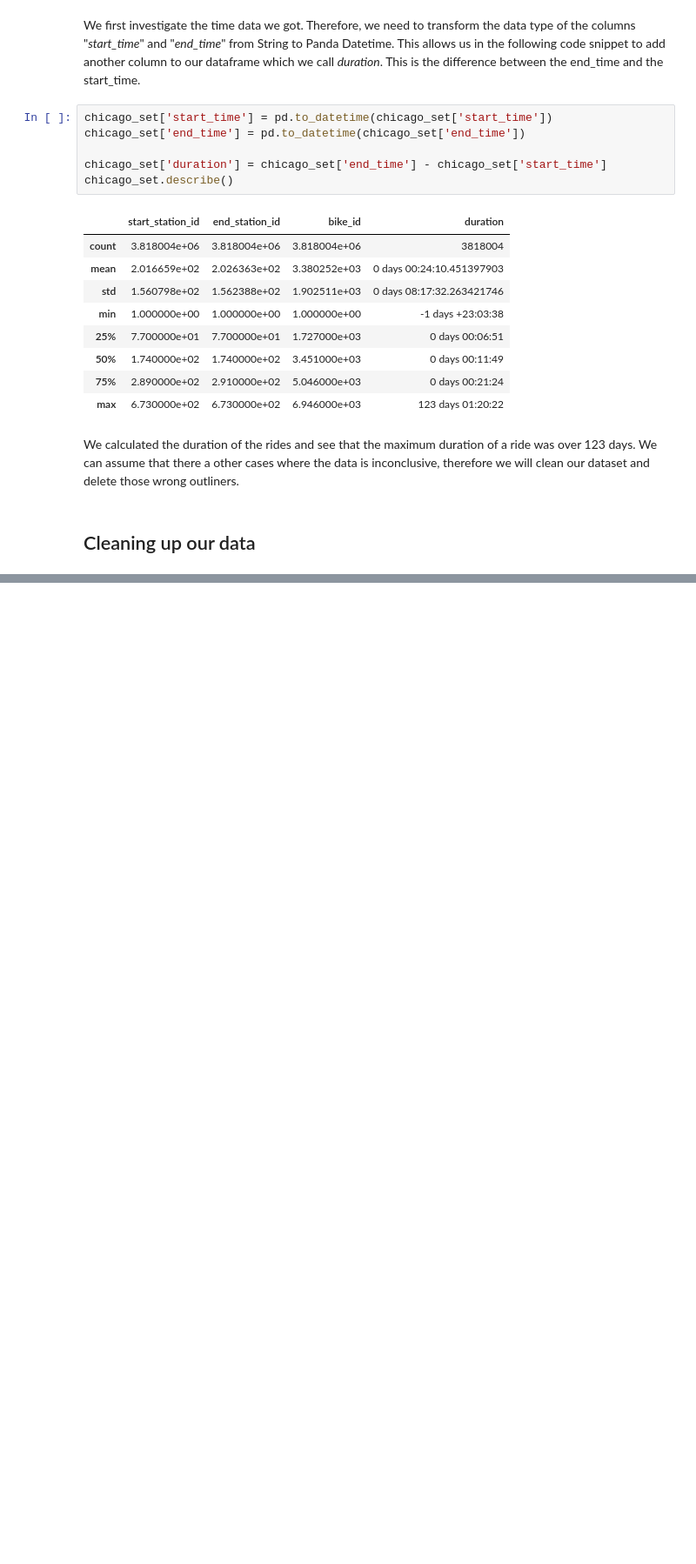
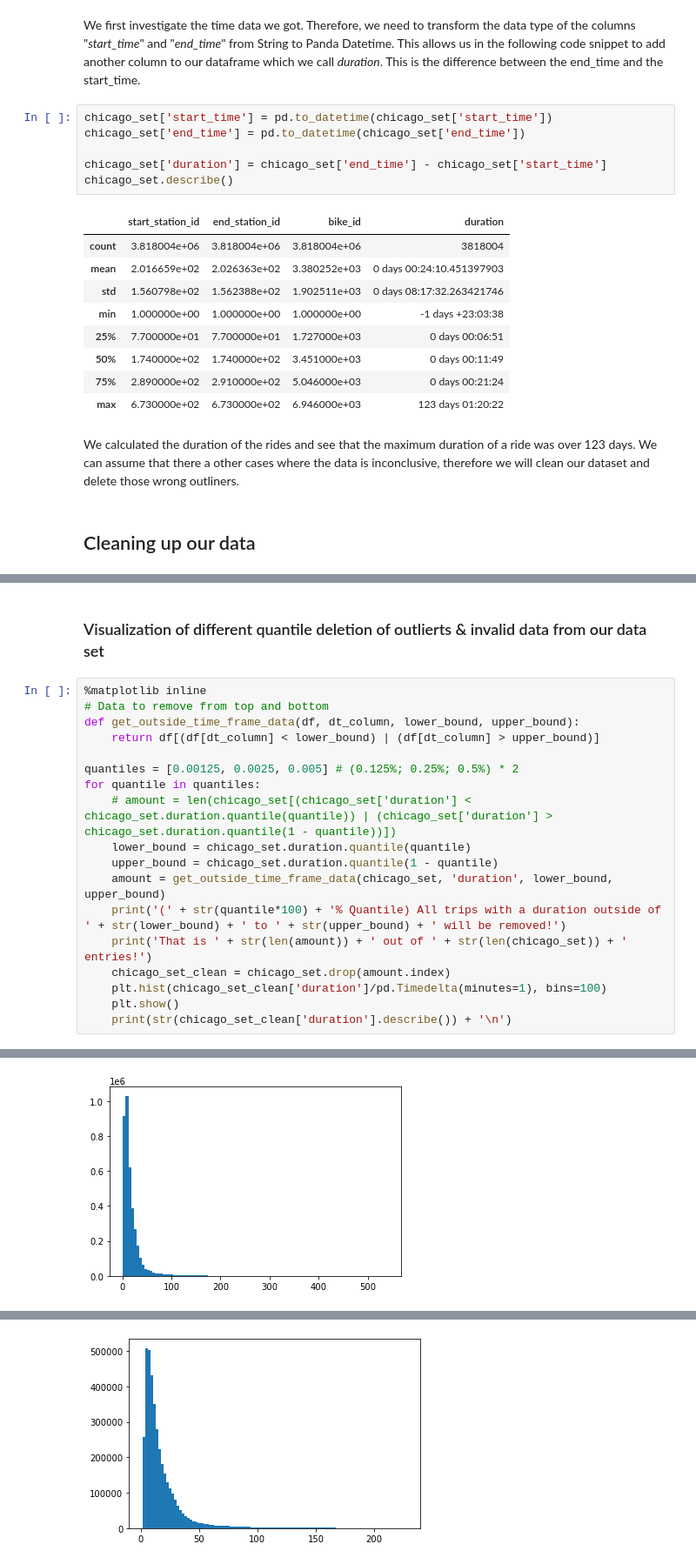
Before and after one commit to nledda/data_analysis_chicago_2019, a Jupyter notebook: Data Analysis Chicago.ipynb, the cells around one changed output, grey strips where cells are left out. Shown at 87% size. Saved outputs shown, nothing was run; the diff lists cells and outputs as text; blank space fills up the shorter version.

```diff
--- a/Data Analysis Chicago.ipynb
+++ b/Data Analysis Chicago.ipynb
@@ -114,0 +108,21 @@ KeyError: 'dt.month'
+# %% [markdown]
+### Visualization of different quantile deletion of outlierts & invalid data from our data set
+# %%
+%matplotlib inline
+# Data to remove from top and bottom
+def get_outside_time_frame_data(df, dt_column, lower_bound, upper_bound):
+    return df[(df[dt_column] < lower_bound) | (df[dt_column] > upper_bound)]
+
+quantiles = [0.00125, 0.0025, 0.005] # (0.125%; 0.25%; 0.5%) * 2
+for quantile in quantiles:
+    # amount = len(chicago_set[(chicago_set['duration'] < chicago_set.duration.quantile(quantile)) | (chicago_set['duration'] > chicago_set.duration.quantile(1 - quantile))])
+    lower_bound = chicago_set.duration.quantile(quantile)
+    upper_bound = chicago_set.duration.quantile(1 - quantile)
+    amount = get_outside_time_frame_data(chicago_set, 'duration', lower_bound, upper_bound)
+    print('(' + str(quantile*100) + '% Quantile) All trips with a duration outside of ' + str(lower_bound) + ' to ' + str(upper_bound) + ' will be removed!')
+    print('That is ' + str(len(amount)) + ' out of ' + str(len(chicago_set)) + ' entries!')
+    chicago_set_clean = chicago_set.drop(amount.index)
+    plt.hist(chicago_set_clean['duration']/pd.Timedelta(minutes=1), bins=100)
+    plt.show()
+    print(str(chicago_set_clean['duration'].describe()) + '\n')
+# %% [output]
@@ -114,0 +131 @@ KeyError: 'dt.month'
+[figure, added]
@@ -114,0 +144 @@ KeyError: 'dt.month'
+[figure, added]
```
Also changed, not shown: parts of 40 cells of this notebook.
